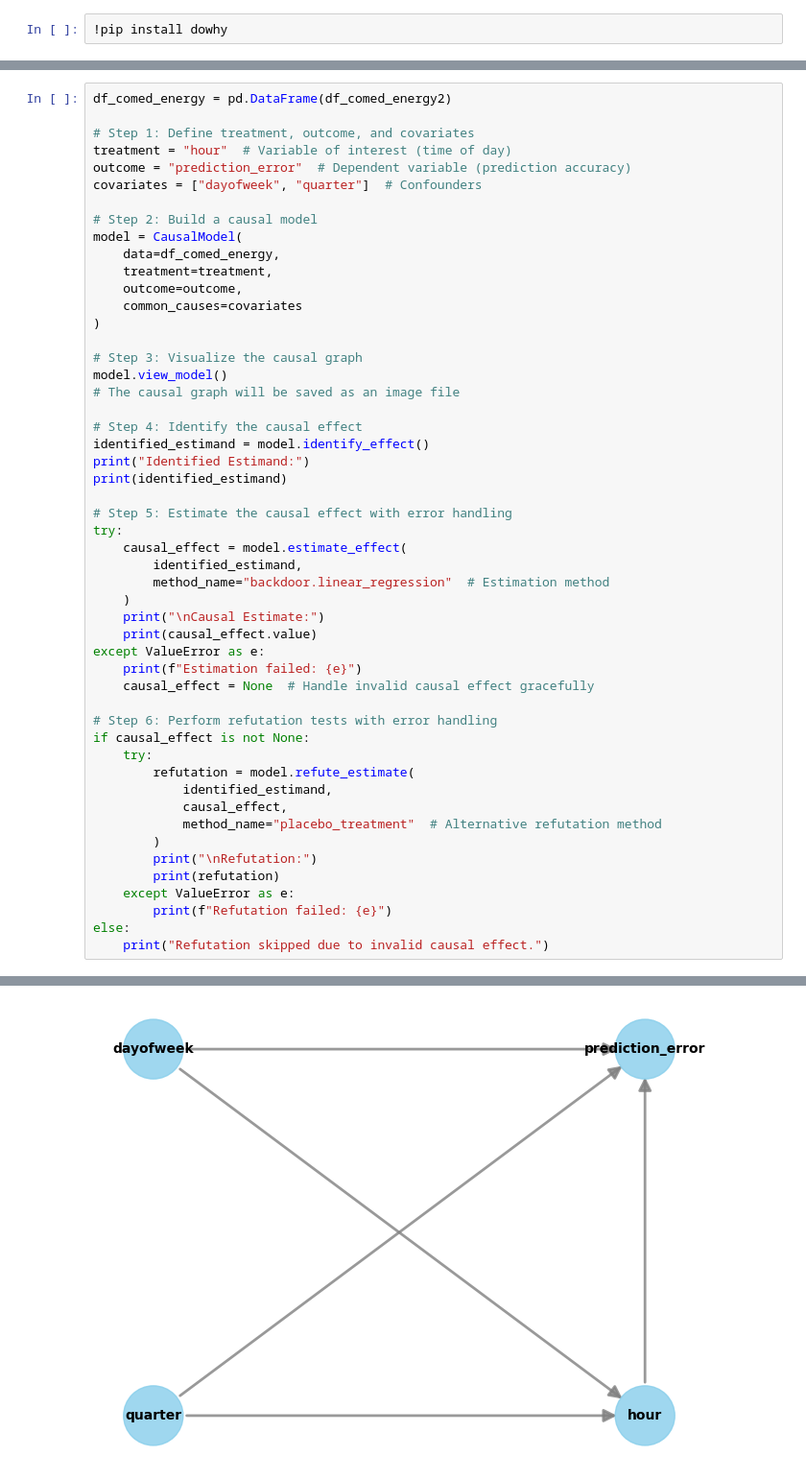
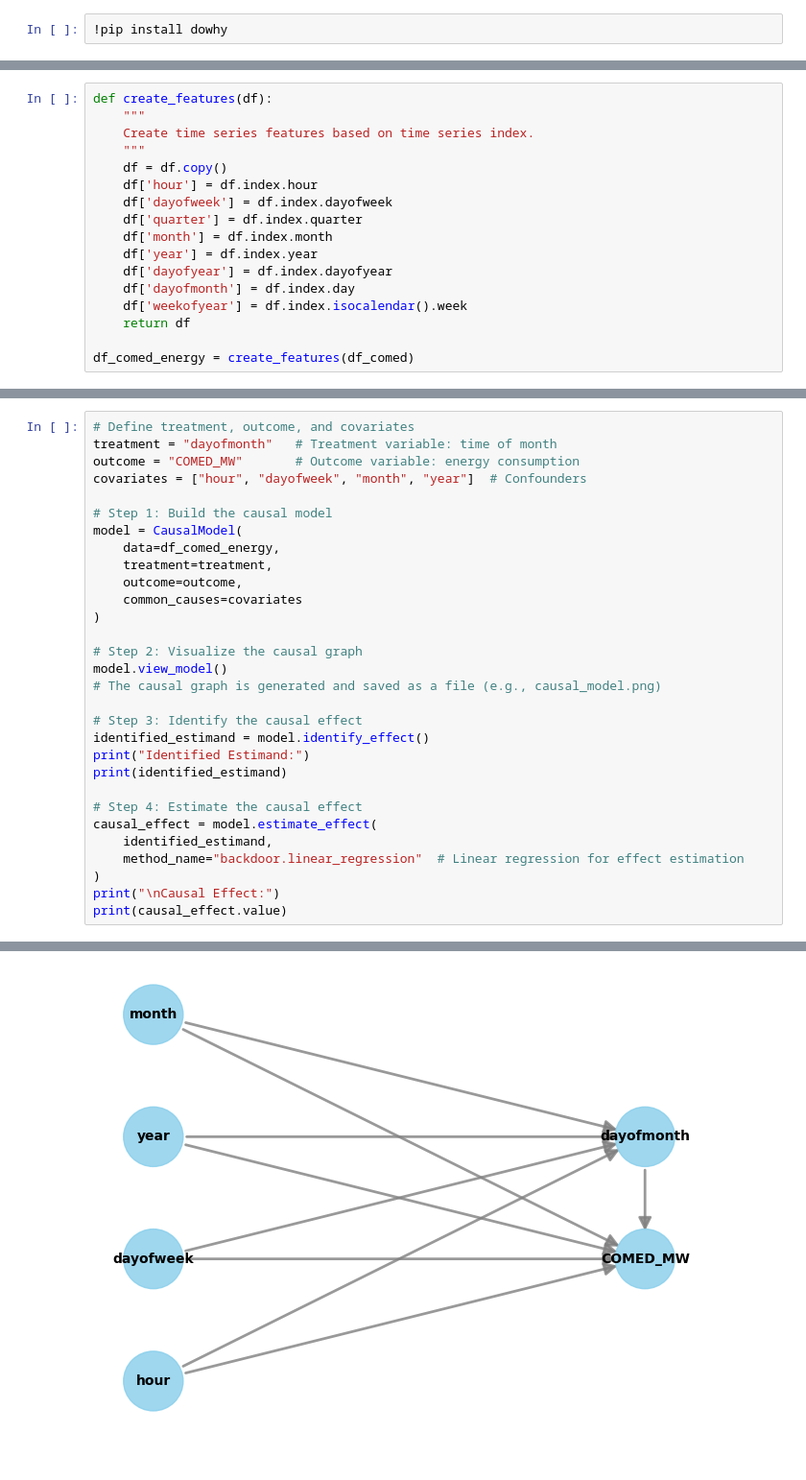
Before and after one commit to Tahsinmullick/energy_consumption_forecast_and_causal_modeling, a Jupyter notebook: Energy_Consumption_Modeling,_Forecast_and_Causal_Inference.ipynb, the cells around one changed output, grey strips where cells are left out. Shown at 96% size. Drawn from its saved outputs; the diff is of its cells as text.

```diff
--- a/Energy_Consumption_Modeling,_Forecast_and_Causal_Inference.ipynb
+++ b/Energy_Consumption_Modeling,_Forecast_and_Causal_Inference.ipynb
@@ -1345,0 +1356,17 @@ metric.plot()
+# %%
+def create_features(df):
+    """
+    Create time series features based on time series index.
+    """
+    df = df.copy()
+    df['hour'] = df.index.hour
+    df['dayofweek'] = df.index.dayofweek
+    df['quarter'] = df.index.quarter
+    df['month'] = df.index.month
+    df['year'] = df.index.year
+    df['dayofyear'] = df.index.dayofyear
+    df['dayofmonth'] = df.index.day
+    df['weekofyear'] = df.index.isocalendar().week
+    return df
+
+df_comed_energy = create_features(df_comed)
@@ -1346,12 +1383,10 @@ metric.plot()
 # %%
-df_comed_energy = pd.DataFrame(df_comed_energy2)
+# Define treatment, outcome, and covariates
+treatment = "dayofmonth"   # Treatment variable: time of month
+outcome = "COMED_MW"       # Outcome variable: energy consumption
+covariates = ["hour", "dayofweek", "month", "year"]  # Confounders
 
-# Step 1: Define treatment, outcome, and covariates
-treatment = "hour"  # Variable of interest (time of day)
-outcome = "prediction_error"  # Dependent variable (prediction accuracy)
-covariates = ["dayofweek", "quarter"]  # Confounders
-
-# Step 2: Build a causal model
+# Step 1: Build the causal model
 model = CausalModel(
     data=df_comed_energy,
     treatment=treatment,
@@ -1359,40 +1394,21 @@ model = CausalModel(
     common_causes=covariates
 )
 
-# Step 3: Visualize the causal graph
+# Step 2: Visualize the causal graph
 model.view_model()
-# The causal graph will be saved as an image file
+# The causal graph is generated and saved as a file (e.g., causal_model.png)
 
-# Step 4: Identify the causal effect
+# Step 3: Identify the causal effect
 identified_estimand = model.identify_effect()
 print("Identified Estimand:")
 print(identified_estimand)
 
-# Step 5: Estimate the causal effect with error handling
-try:
-    causal_effect = model.estimate_effect(
-        identified_estimand,
-        method_name="backdoor.linear_regression"  # Estimation method
-    )
-    print("\nCausal Estimate:")
-    print(causal_effect.value)
-except ValueError as e:
-    print(f"Estimation failed: {e}")
-    causal_effect = None  # Handle invalid causal effect gracefully
-
-# Step 6: Perform refutation tests with error handling
-if causal_effect is not None:
-    try:
-        refutation = model.refute_estimate(
-            identified_estimand,
-            causal_effect,
-            method_name="placebo_treatment"  # Alternative refutation method
-        )
-        print("\nRefutation:")
-        print(refutation)
-    except ValueError as e:
-        print(f"Refutation failed: {e}")
-else:
-    print("Refutation skipped due to invalid causal effect.")
+# Step 4: Estimate the causal effect
+causal_effect = model.estimate_effect(
+    identified_estimand,
+    method_name="backdoor.linear_regression"  # Linear regression for effect estimation
+)
+print("\nCausal Effect:")
+print(causal_effect.value)
 # %% [output]
 WARNING:dowhy.causal_model:Causal Graph not provided. DoWhy will construct a graph based on data inputs.
@@ -1401 +1416 @@ WARNING:dowhy.causal_model:There are an additional 1 variables in the dataset th
-[figure, old version]
+[figure, new version]
```
Also changed, not shown: parts of 4 cells of this notebook.
